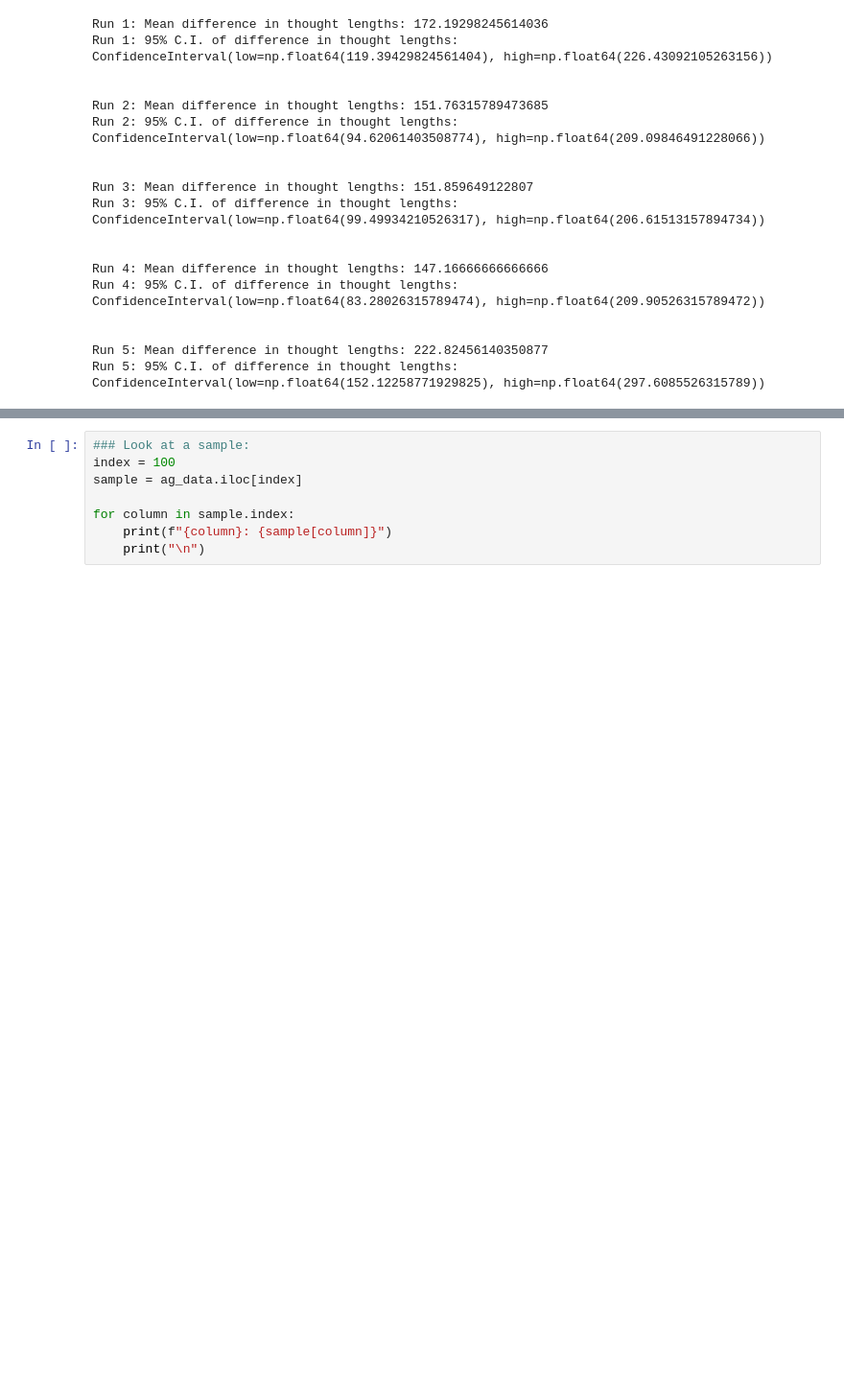
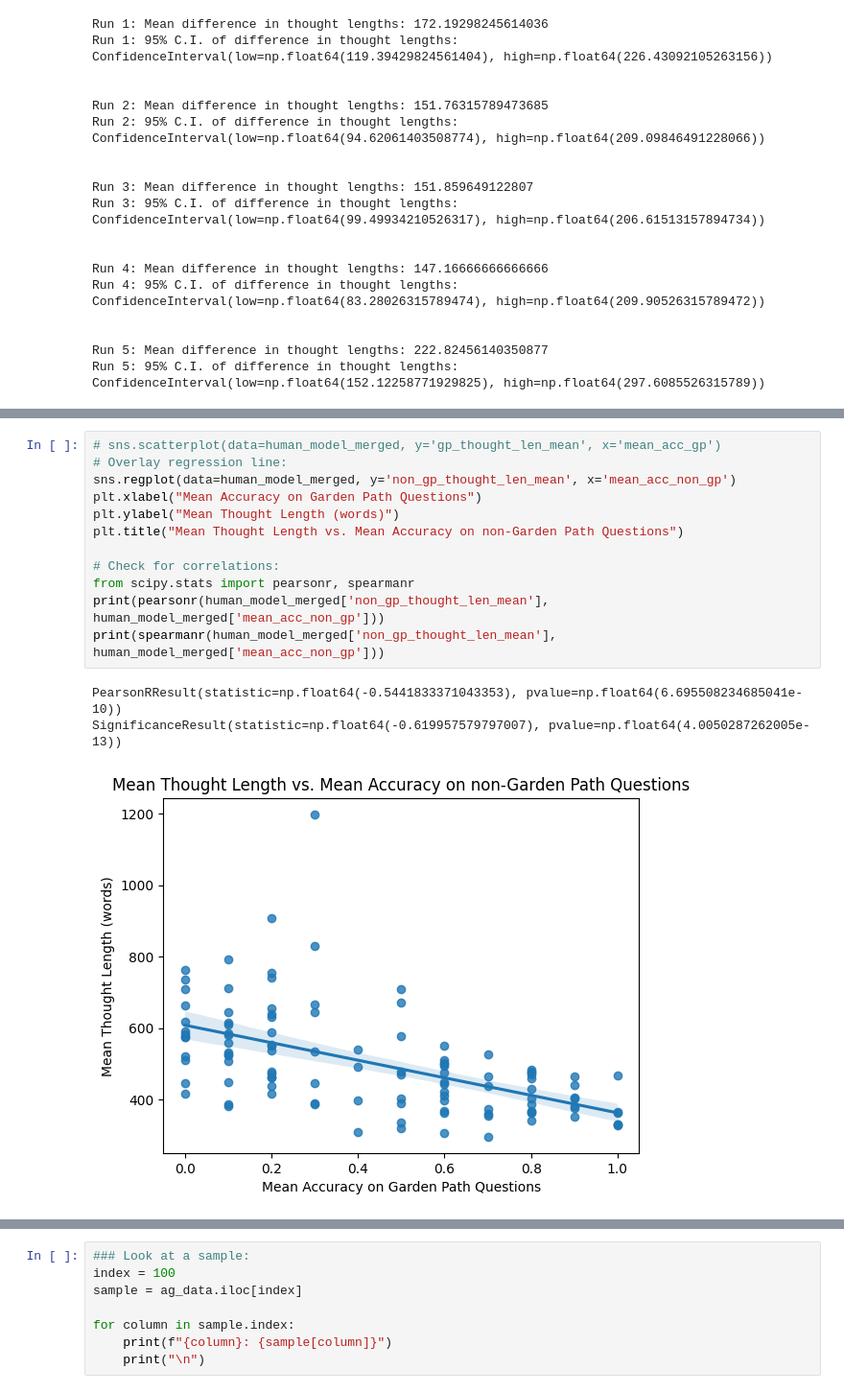
Before and after one commit to grvkamath/r1_hackathon, a Jupyter notebook: analysis.ipynb, the cells around one changed output, grey strips where cells are left out. Shown at 96% size. Saved outputs shown, nothing was run; the diff lists cells and outputs as text; blank space fills up the shorter version.

```diff
--- a/analysis.ipynb
+++ b/analysis.ipynb
@@ -317,0 +420,16 @@ Run 5: 95% C.I. of difference in thought lengths: ConfidenceInterval(low=np.floa
+# %%
+# sns.scatterplot(data=human_model_merged, y='gp_thought_len_mean', x='mean_acc_gp')
+# Overlay regression line:
+sns.regplot(data=human_model_merged, y='non_gp_thought_len_mean', x='mean_acc_non_gp')
+plt.xlabel("Mean Accuracy on Garden Path Questions")
+plt.ylabel("Mean Thought Length (words)")
+plt.title("Mean Thought Length vs. Mean Accuracy on non-Garden Path Questions")
+
+# Check for correlations:
+from scipy.stats import pearsonr, spearmanr
+print(pearsonr(human_model_merged['non_gp_thought_len_mean'], human_model_merged['mean_acc_non_gp']))
+print(spearmanr(human_model_merged['non_gp_thought_len_mean'], human_model_merged['mean_acc_non_gp']))
+# %% [output]
+PearsonRResult(statistic=np.float64(-0.5441833371043353), pvalue=np.float64(6.695508234685041e-10))
+SignificanceResult(statistic=np.float64(-0.619957579797007), pvalue=np.float64(4.0050287262005e-13))
+[figure, added]
```
Also changed, not shown: parts of 26 cells of this notebook, 24 other files.
